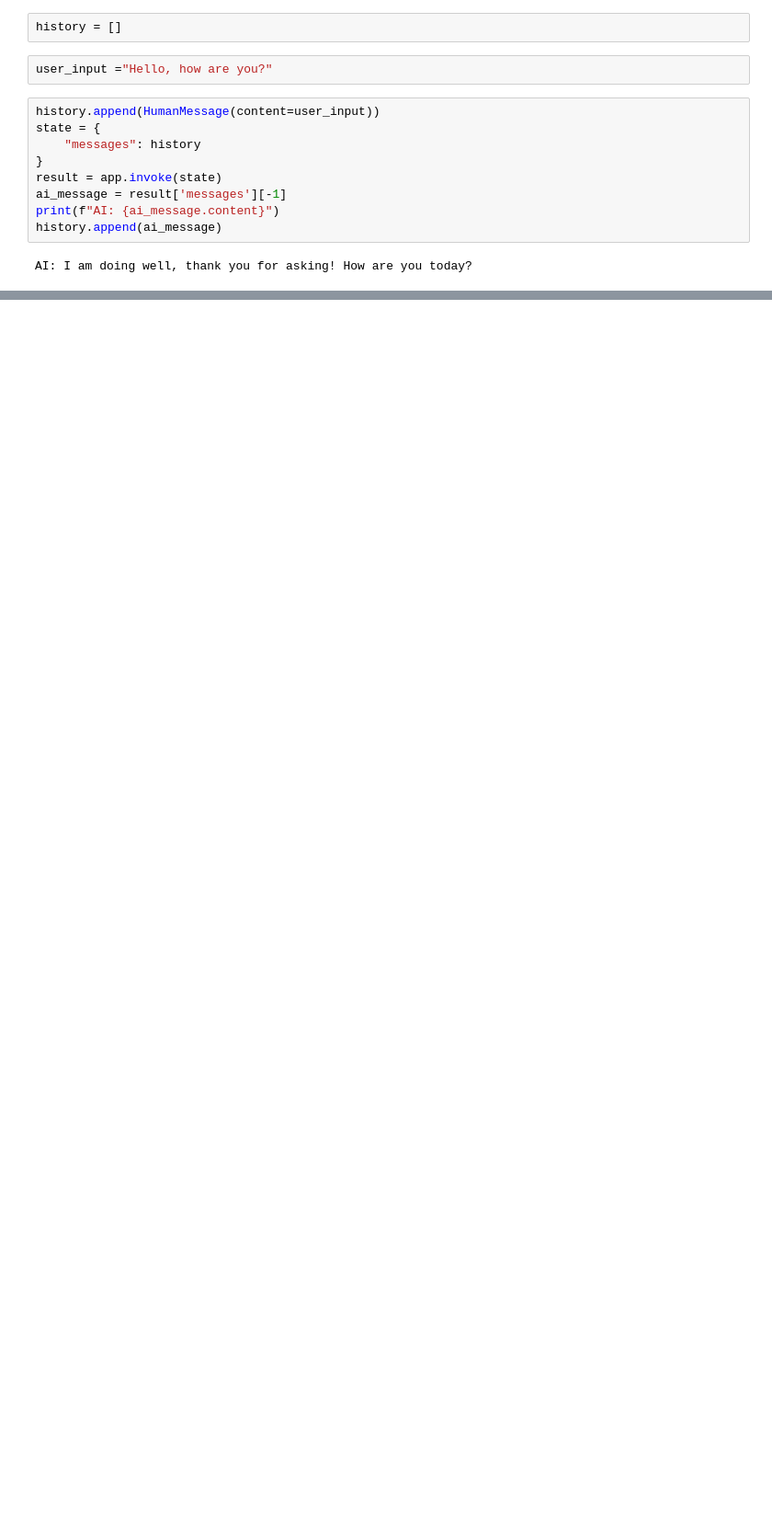
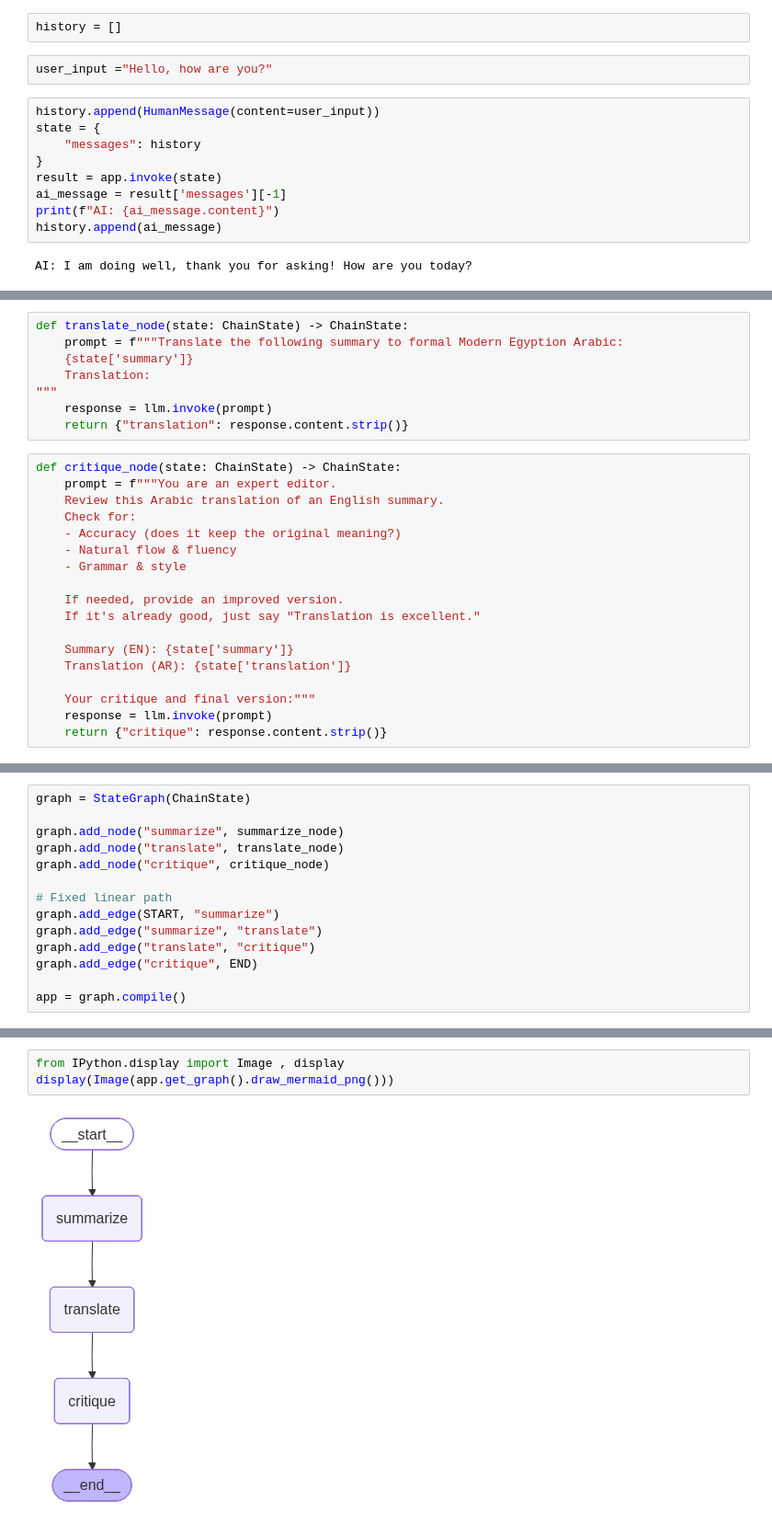
Before and after one commit to zkzkGamal/Agentic-AI-Tutorial, a Jupyter notebook: Chapter4/chapter4-code.ipynb, the cells around one changed output, grey strips where cells are left out. Shown at 92% size. Saved outputs shown, nothing was run; the diff lists cells and outputs as text; blank space fills up the shorter version.

```diff
--- a/Chapter4/chapter4-code.ipynb
+++ b/Chapter4/chapter4-code.ipynb
@@ -106,0 +464,26 @@ AI: I am doing well, thank you for asking! How are you today?
+# %%
+def translate_node(state: ChainState) -> ChainState:
+    prompt = f"""Translate the following summary to formal Modern Egyption Arabic:
+    {state['summary']}
+    Translation:
+"""
+    response = llm.invoke(prompt)
+    return {"translation": response.content.strip()}
+# %%
+def critique_node(state: ChainState) -> ChainState:
+    prompt = f"""You are an expert editor.
+    Review this Arabic translation of an English summary.
+    Check for:
+    - Accuracy (does it keep the original meaning?)
+    - Natural flow & fluency
+    - Grammar & style
+
+    If needed, provide an improved version.
+    If it's already good, just say "Translation is excellent."
+
+    Summary (EN): {state['summary']}
+    Translation (AR): {state['translation']}
+
+    Your critique and final version:"""
+    response = llm.invoke(prompt)
+    return {"critique": response.content.strip()}
@@ -106,0 +492,14 @@ AI: I am doing well, thank you for asking! How are you today?
+# %%
+graph = StateGraph(ChainState)
+
+graph.add_node("summarize", summarize_node)
+graph.add_node("translate", translate_node)
+graph.add_node("critique", critique_node)
+
+# Fixed linear path
+graph.add_edge(START, "summarize")
+graph.add_edge("summarize", "translate")
+graph.add_edge("translate", "critique")
+graph.add_edge("critique", END)
+
+app = graph.compile()
@@ -106,0 +508,5 @@ AI: I am doing well, thank you for asking! How are you today?
+# %%
+from IPython.display import Image , display
+display(Image(app.get_graph().draw_mermaid_png()))
+# %% [output]
+[figure, added]
```
Also changed, not shown: parts of 85 cells of this notebook, 6 other files.
